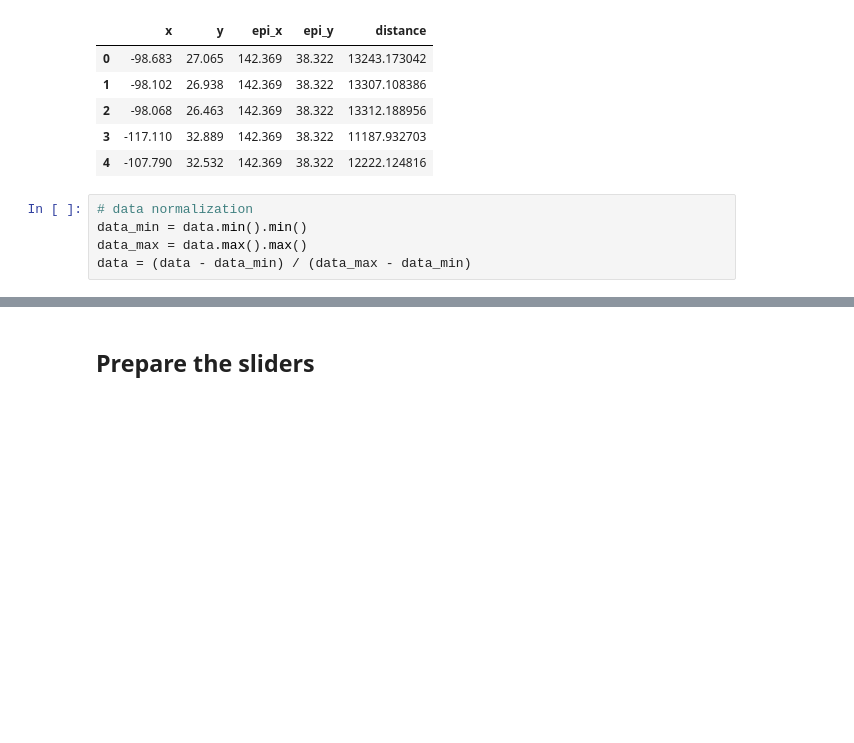
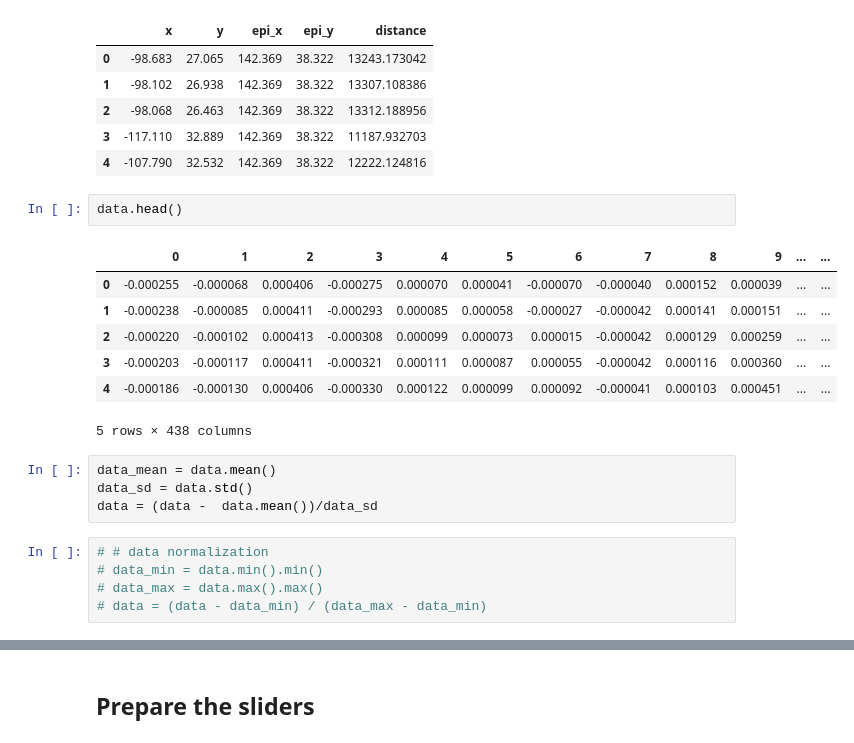
Before and after one commit to wenhank216/DV_Project, a Jupyter notebook: Component1_combine (2).ipynb, the cells around one changed output, grey strips where cells are left out. Cells and saved outputs as stored; diff of their text form; blank space fills up the shorter version.

```diff
--- a/Component1_combine (2).ipynb
+++ b/Component1_combine (2).ipynb
@@ -39,11 +53,25 @@ See the caveats in the documentation: http://pandas.pydata.org/pandas-docs/stabl
 | 2 | -98.068 | 26.463 | 142.369 | 38.322 | 13312.188956 |
 | 3 | -117.110 | 32.889 | 142.369 | 38.322 | 11187.932703 |
 | 4 | -107.790 | 32.532 | 142.369 | 38.322 | 12222.124816 |
+# %%
+data.head()
+# %% [output]
+|  | 0 | 1 | 2 | 3 | 4 | 5 | 6 | 7 | 8 | 9 | ... | ... |
+| 0 | -0.000255 | -0.000068 | 0.000406 | -0.000275 | 0.000070 | 0.000041 | -0.000070 | -0.000040 | 0.000152 | 0.000039 | ... | ... |
+| 1 | -0.000238 | -0.000085 | 0.000411 | -0.000293 | 0.000085 | 0.000058 | -0.000027 | -0.000042 | 0.000141 | 0.000151 | ... | ... |
+| 2 | -0.000220 | -0.000102 | 0.000413 | -0.000308 | 0.000099 | 0.000073 | 0.000015 | -0.000042 | 0.000129 | 0.000259 | ... | ... |
+| 3 | -0.000203 | -0.000117 | 0.000411 | -0.000321 | 0.000111 | 0.000087 | 0.000055 | -0.000042 | 0.000116 | 0.000360 | ... | ... |
+| 4 | -0.000186 | -0.000130 | 0.000406 | -0.000330 | 0.000122 | 0.000099 | 0.000092 | -0.000041 | 0.000103 | 0.000451 | ... | ... |
+5 rows × 438 columns
+# %%
+data_mean = data.mean()
+data_sd = data.std()
+data = (data -  data.mean())/data_sd
 # %%
-# data normalization
-data_min = data.min().min()
-data_max = data.max().max()
-data = (data - data_min) / (data_max - data_min)
+# # data normalization
+# data_min = data.min().min()
+# data_max = data.max().max()
+# data = (data - data_min) / (data_max - data_min)
 # %%
 # transposing the data
 data = data.transpose()
```
Also changed, not shown: parts of 13 cells of this notebook.
